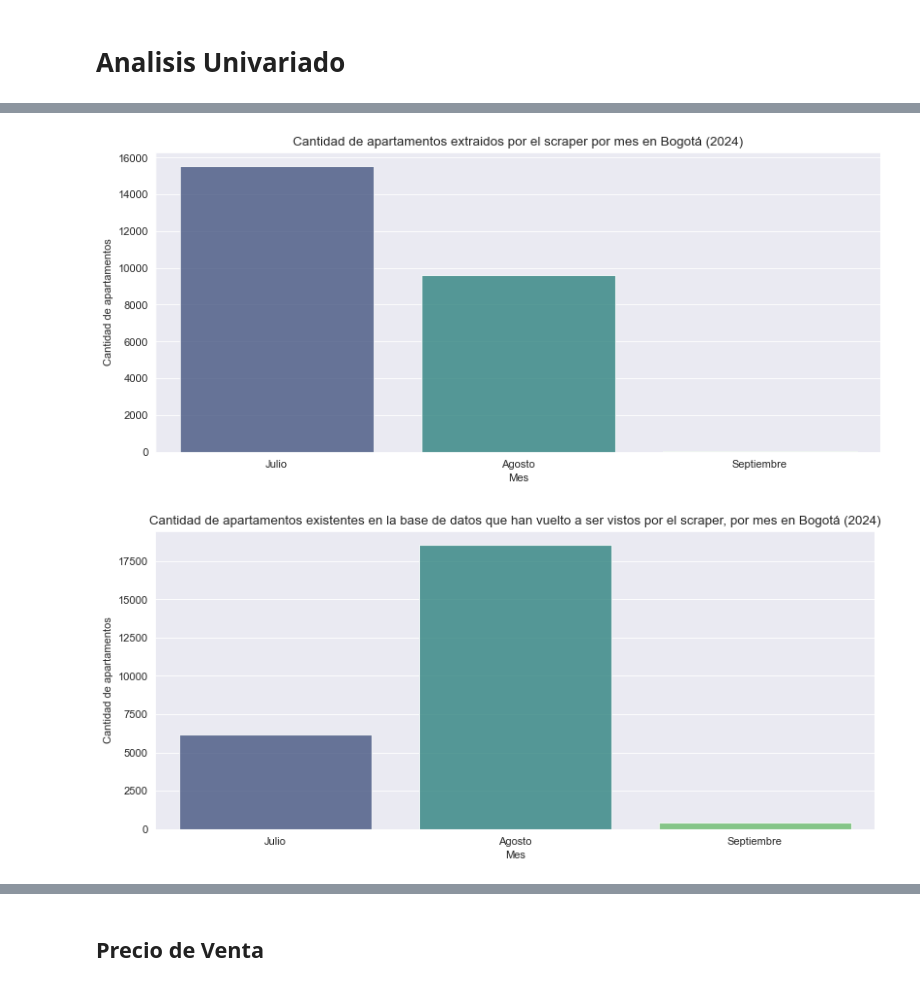
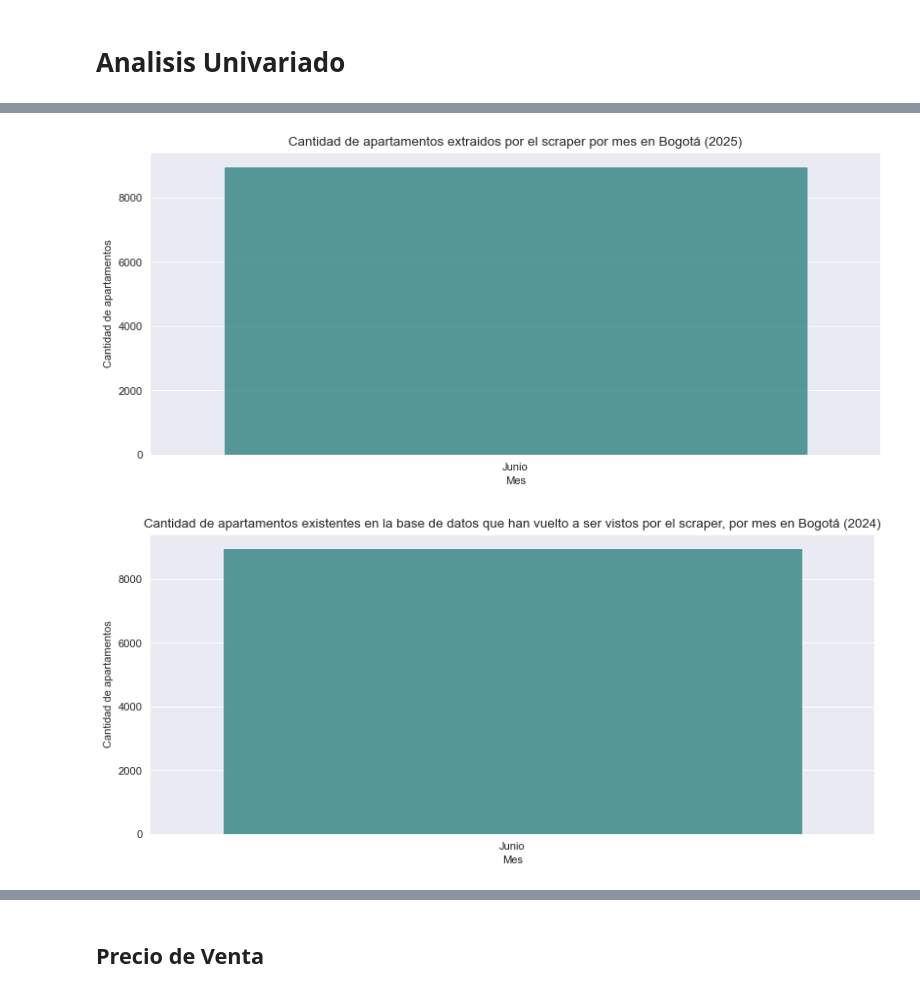
Before and after one commit to builker-col/bogota-apartments, a Jupyter notebook: notebooks/venta_data_exploraty.ipynb, the cells around one changed output, grey strips where cells are left out. Saved outputs shown, nothing was run; the diff lists cells and outputs as text; code cells hidden in the pictures.

```diff
--- a/notebooks/venta_data_exploraty.ipynb
+++ b/notebooks/venta_data_exploraty.ipynb
@@ -145,22 +143,22 @@ Name: count, dtype: int64
 # %%
 plt.figure(figsize=(12, 5))
 
 sns.countplot(
     x='month_name',
     data=apartments,
     palette='viridis',
     alpha=.8,
     # ordenar por el mes
-    order=['Julio', 'Agosto', 'Septiembre']
+    # order=['Julio', 'Agosto', 'Septiembre']
 )
 
-plt.title('Cantidad de apartamentos extraidos por el scraper por mes en Bogotá (2024)')
+plt.title('Cantidad de apartamentos extraidos por el scraper por mes en Bogotá (2025)')
 plt.xlabel('Mes')
 plt.ylabel('Cantidad de apartamentos')
 # plt.savefig('../visualizations/apartments_by_month.png', bbox_inches='tight')
 plt.show()
 # %% [output]
-[figure, old version]
+[figure, new version]
 # %%
 plt.figure(figsize=(12, 5))
 
@@ -170,7 +168,7 @@ sns.countplot(
     palette='viridis',
     alpha=.8,
     # ordenar por el mes
-    order=['Julio', 'Agosto', 'Septiembre']
+    # order=['Julio', 'Agosto', 'Septiembre']
 )
 
 plt.title('Cantidad de apartamentos existentes en la base de datos que han vuelto a ser vistos por el scraper, por mes en Bogotá (2024)')
@@ -179,7 +177,7 @@ plt.ylabel('Cantidad de apartamentos')
 # plt.savefig('../visualizations/apartments_viewed_by_month.png', bbox_inches='tight')
 plt.show()
 # %% [output]
-[figure, old version]
+[figure, new version]
 # %%
 apartments['localidad'].value_counts()
 # %% [output]
```
Also changed, not shown: parts of 20 cells of this notebook, 28 other files.
